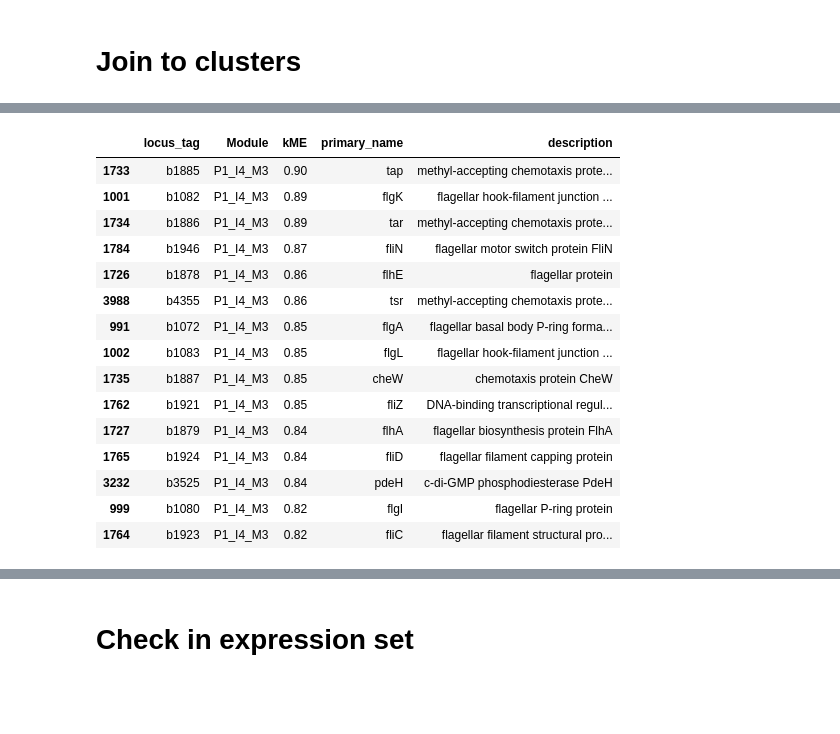
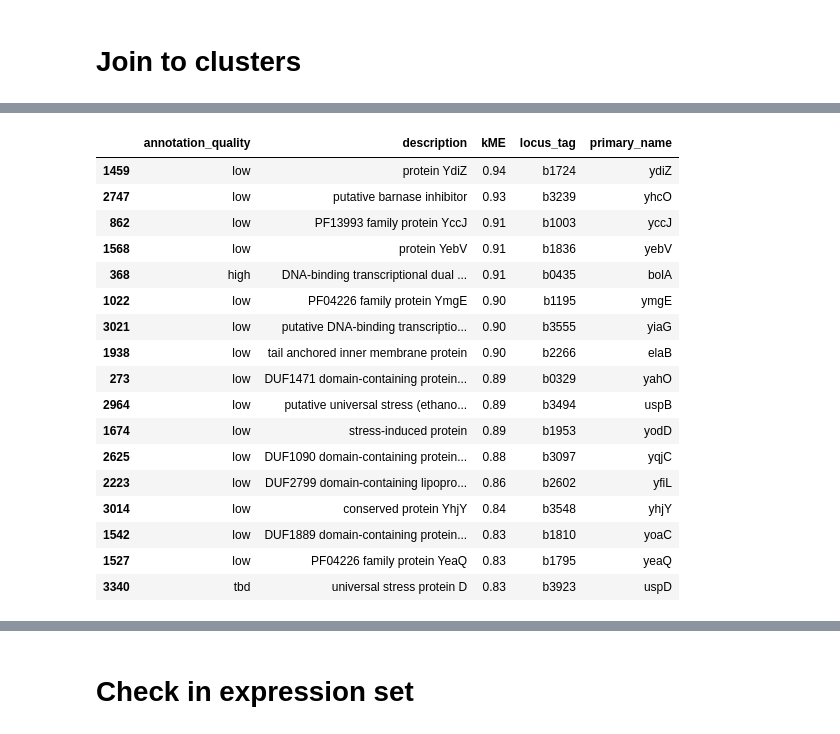
Before and after one commit to zakandrewking/y-ome, a Jupyter notebook: notebooks/18..10.30 co-expression.ipynb, the cells around one changed output, grey strips where cells are left out. Drawn from its saved outputs; the diff is of its cells as text; code cells hidden in the pictures; blank space fills up the shorter version.

```diff
--- a/notebooks/18..10.30 co-expression.ipynb
+++ b/notebooks/18..10.30 co-expression.ipynb
@@ -11,5 +22,5 @@ from sqlalchemy.orm import aliased
 # %%
-df = pd.read_table('../data/wgcna-output-2018-11-02-14:24:35/final-membership.txt', sep='\t')
+df = pd.read_table('../data/wgcna-membership-minmod10-2018-11-13.tsv', sep='\t')
 # %%
 df.head()
 # %% [output]
@@ -71,6 +86,14 @@ ec.head()
+# %%
+yome_genes = to_df(
+    session.query(Gene.locus_id,
+                  KnowledgebaseGene.annotation_quality)
+    .join(KnowledgebaseGene)
+    .join(Knowledgebase)
+    .filter(Knowledgebase.name == 'Y-ome')
+).rename(columns={'locus_id': 'locus_tag'})
 # %% [markdown]
 # Join to clusters
 # %%
-clusters = df.rename(columns={'Gene': 'locus_tag'}).merge(ec)
+clusters = df.rename(columns={'Gene': 'locus_tag'}).merge(ec).merge(yome_genes)
 # %%
 g_clusters = clusters.groupby('Module')
@@ -77,19 +178,22 @@ g_clusters = clusters.groupby('Module')
 # %%
-g_clusters.get_group('P1_I4_M3').sort_values('kME', ascending=False)
+# check out this stress cluster!
+g_clusters.get_group('P2_I5_M7').sort_values('kME', ascending=False)
 # %% [output]
-|  | locus_tag | Module | kME | primary_name | description |
-| 1733 | b1885 | P1_I4_M3 | 0.90 | tap | methyl-accepting chemotaxis prote... |
-| 1001 | b1082 | P1_I4_M3 | 0.89 | flgK | flagellar hook-filament junction ... |
-| 1734 | b1886 | P1_I4_M3 | 0.89 | tar | methyl-accepting chemotaxis prote... |
-| 1784 | b1946 | P1_I4_M3 | 0.87 | fliN | flagellar motor switch protein FliN |
-| 1726 | b1878 | P1_I4_M3 | 0.86 | flhE | flagellar protein |
-| 3988 | b4355 | P1_I4_M3 | 0.86 | tsr | methyl-accepting chemotaxis prote... |
-| 991 | b1072 | P1_I4_M3 | 0.85 | flgA | flagellar basal body P-ring forma... |
-| 1002 | b1083 | P1_I4_M3 | 0.85 | flgL | flagellar hook-filament junction ... |
-| 1735 | b1887 | P1_I4_M3 | 0.85 | cheW | chemotaxis protein CheW |
-| 1762 | b1921 | P1_I4_M3 | 0.85 | fliZ | DNA-binding transcriptional regul... |
-| 1727 | b1879 | P1_I4_M3 | 0.84 | flhA | flagellar biosynthesis protein FlhA |
-| 1765 | b1924 | P1_I4_M3 | 0.84 | fliD | flagellar filament capping protein |
-| 3232 | b3525 | P1_I4_M3 | 0.84 | pdeH | c-di-GMP phosphodiesterase PdeH |
-| 999 | b1080 | P1_I4_M3 | 0.82 | flgI | flagellar P-ring protein |
-| 1764 | b1923 | P1_I4_M3 | 0.82 | fliC | flagellar filament structural pro... |
+|  | annotation_quality | description | kME | locus_tag | primary_name |
+| 1459 | low | protein YdiZ | 0.94 | b1724 | ydiZ |
+| 2747 | low | putative barnase inhibitor | 0.93 | b3239 | yhcO |
+| 862 | low | PF13993 family protein YccJ | 0.91 | b1003 | yccJ |
+| 1568 | low | protein YebV | 0.91 | b1836 | yebV |
+| 368 | high | DNA-binding transcriptional dual ... | 0.91 | b0435 | bolA |
+| 1022 | low | PF04226 family protein YmgE | 0.90 | b1195 | ymgE |
+| 3021 | low | putative DNA-binding transcriptio... | 0.90 | b3555 | yiaG |
+| 1938 | low | tail anchored inner membrane protein | 0.90 | b2266 | elaB |
+| 273 | low | DUF1471 domain-containing protein... | 0.89 | b0329 | yahO |
+| 2964 | low | putative universal stress (ethano... | 0.89 | b3494 | uspB |
+| 1674 | low | stress-induced protein | 0.89 | b1953 | yodD |
+| 2625 | low | DUF1090 domain-containing protein... | 0.88 | b3097 | yqjC |
+| 2223 | low | DUF2799 domain-containing lipopro... | 0.86 | b2602 | yfiL |
+| 3014 | low | conserved protein YhjY | 0.84 | b3548 | yhjY |
+| 1542 | low | DUF1889 domain-containing protein... | 0.83 | b1810 | yoaC |
+| 1527 | low | PF04226 family protein YeaQ | 0.83 | b1795 | yeaQ |
+| 3340 | tbd | universal stress protein D | 0.83 | b3923 | uspD |
```
Also changed, not shown: parts of 28 cells of this notebook, 2 other files.
